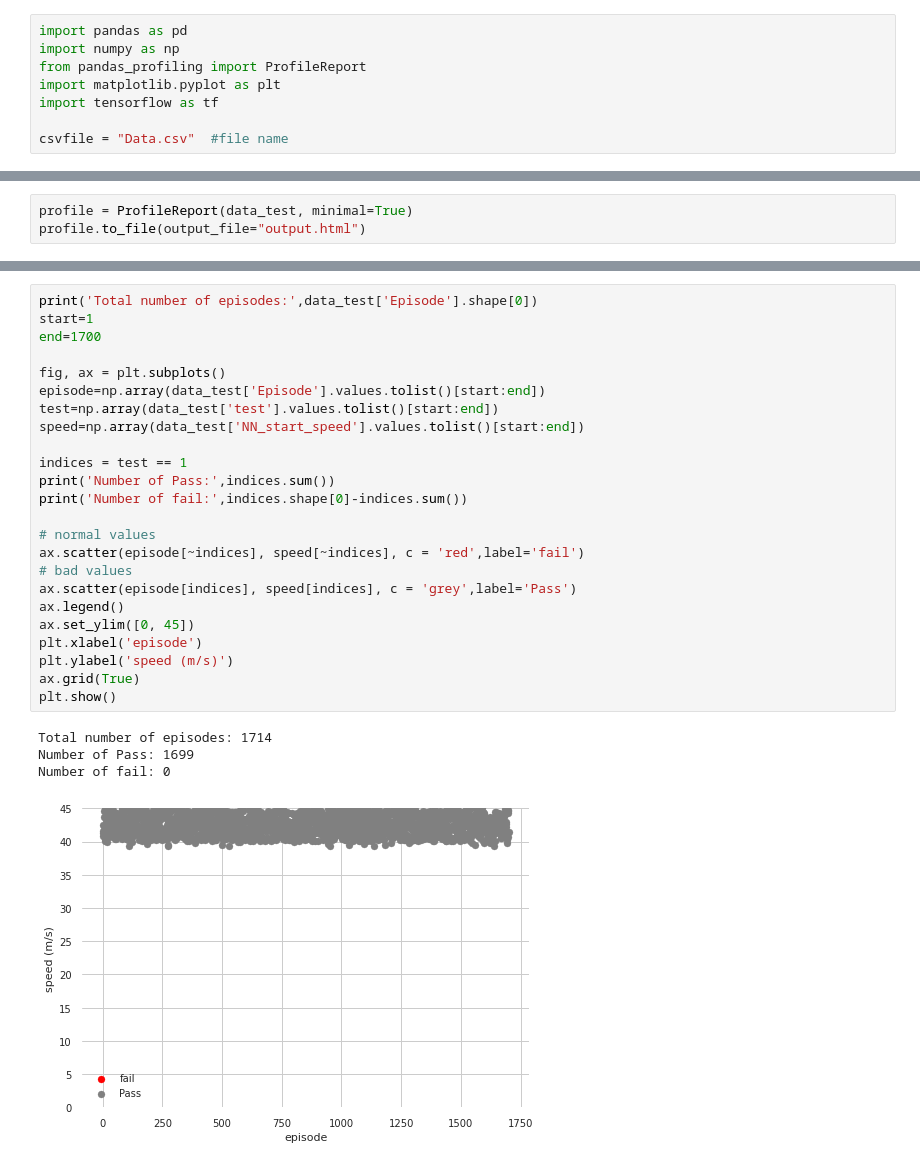
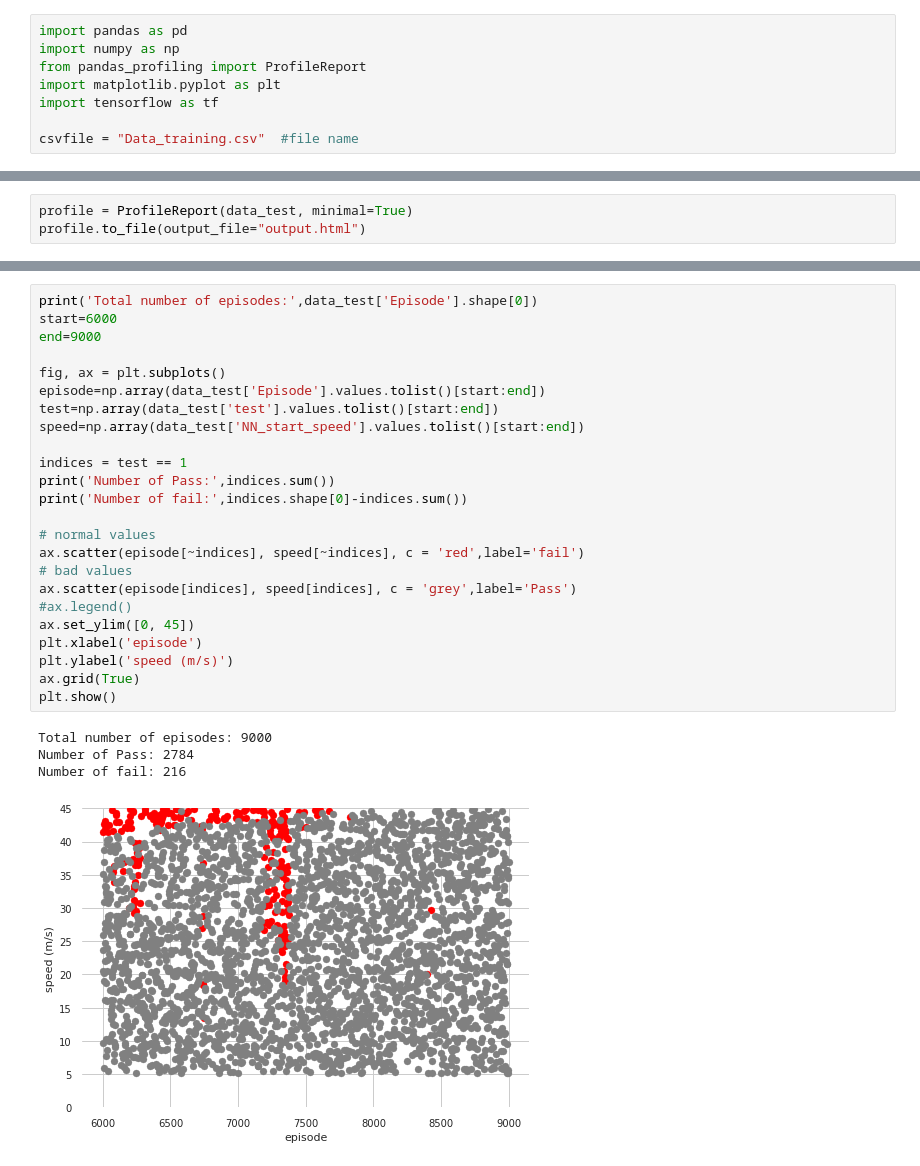
Before and after one commit to vardhah/Rigorous-evaluation-of-ML-models, a Jupyter notebook: aebs-02_friction_patch/DATA/DataAnalyser.ipynb, the cells around one changed output, grey strips where cells are left out. Drawn from its saved outputs; the diff is of its cells as text.

```diff
--- a/aebs-02_friction_patch/DATA/DataAnalyser.ipynb
+++ b/aebs-02_friction_patch/DATA/DataAnalyser.ipynb
@@ -5,7 +5,7 @@ from pandas_profiling import ProfileReport
 import matplotlib.pyplot as plt
 import tensorflow as tf
 
-csvfile = "Data.csv"  #file name
+csvfile = "Data_training.csv"  #file name
 # %%
 data_test= pd.read_csv(csvfile)
 data_test.head()
@@ -78,32 +83,32 @@ data_test.head()
 # %%
 print('Total number of episodes:',data_test['Episode'].shape[0])
-start=1
-end=1700
+start=6000
+end=9000
 
 fig, ax = plt.subplots()
 episode=np.array(data_test['Episode'].values.tolist()[start:end])
 test=np.array(data_test['test'].values.tolist()[start:end])
 speed=np.array(data_test['NN_start_speed'].values.tolist()[start:end])
 
 indices = test == 1
 print('Number of Pass:',indices.sum())
 print('Number of fail:',indices.shape[0]-indices.sum())
 
 # normal values
 ax.scatter(episode[~indices], speed[~indices], c = 'red',label='fail')
 # bad values
 ax.scatter(episode[indices], speed[indices], c = 'grey',label='Pass')
-ax.legend()
+#ax.legend()
 ax.set_ylim([0, 45])
 plt.xlabel('episode')
 plt.ylabel('speed (m/s)')
 ax.grid(True)
 plt.show()
 # %% [output]
-Total number of episodes: 1714
-Number of Pass: 1699
-Number of fail: 0
+Total number of episodes: 9000
+Number of Pass: 2784
+Number of fail: 216
-[figure, old version]
+[figure, new version]
 # %%
 step=1000
 failure=[]
```
Also changed, not shown: parts of 12 cells of this notebook.
